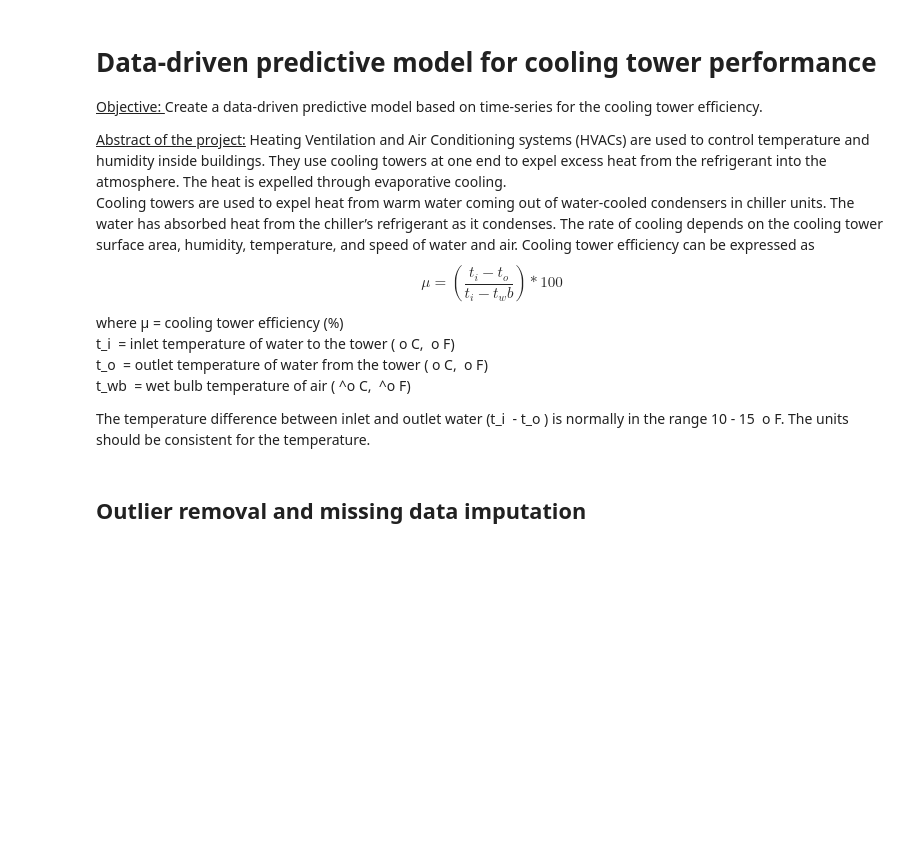
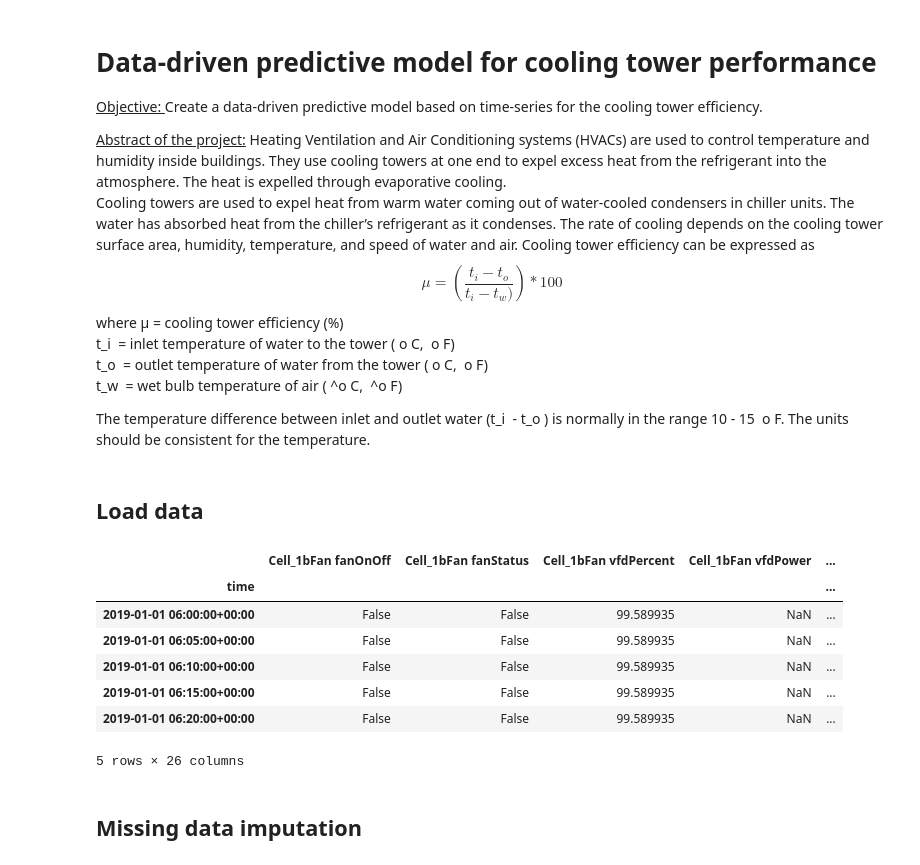
Before and after one commit to MACS-Research-Lab/Transfer-Learning-for-BES-Energy-Forecasting, a Jupyter notebook: analysis.ipynb, the cells around one changed output. Saved outputs shown, nothing was run; the diff lists cells and outputs as text; code cells hidden in the pictures; blank space fills up the shorter version.

```diff
--- a/analysis.ipynb
+++ b/analysis.ipynb
@@ -7,14 +7,30 @@
 Heating Ventilation and Air Conditioning systems (HVACs) are used to control temperature and humidity inside buildings. They use cooling towers at one end to expel excess heat from the refrigerant into the atmosphere. The heat is expelled through evaporative cooling. <br/>
 Cooling towers are used to expel heat from warm water coming out of water-cooled condensers in chiller units. The water has absorbed heat from the chiller’s refrigerant as it condenses. The rate of cooling depends on the cooling tower surface area, humidity, temperature, and speed of water and air. Cooling tower efficiency can be expressed as
 $$
-μ = (\frac{t_i  - t_o }{t_i  - t_wb })*100
+μ = (\frac{t_i  - t_o }{t_i  - t_w) })*100
 $$
 where
 μ = cooling tower efficiency (%) <br/>
 t_i  = inlet temperature of water to the tower ( o C,  o F) <br/>
 t_o  = outlet temperature of water from the tower ( o C,  o F) <br/>
-t_wb  = wet bulb temperature of air ( ^o C,  ^o F) <br/>
+t_w  = wet bulb temperature of air ( ^o C,  ^o F) <br/>
 
 The temperature difference between inlet and outlet water (t_i  - t_o ) is normally in the range 10 - 15  o F. The units should be consistent for the temperature.
+# %% [markdown]
+## Load data
+# %%
+import pandas as pd
+
+df = pd.read_csv('data/2621_Cooling_Tower_1.csv', index_col='time')
+df.head()
+# %% [output]
+|  | Cell_1bFan fanOnOff | Cell_1bFan fanStatus | Cell_1bFan vfdPercent | Cell_1bFan vfdPower | ... |
+| time |  |  |  |  | ... |
+| 2019-01-01 06:00:00+00:00 | False | False | 99.589935 | NaN | ... |
+| 2019-01-01 06:05:00+00:00 | False | False | 99.589935 | NaN | ... |
+| 2019-01-01 06:10:00+00:00 | False | False | 99.589935 | NaN | ... |
+| 2019-01-01 06:15:00+00:00 | False | False | 99.589935 | NaN | ... |
+| 2019-01-01 06:20:00+00:00 | False | False | 99.589935 | NaN | ... |
+5 rows × 26 columns
 # %% [markdown]
-## Outlier removal and missing data imputation
+## Missing data imputation
```
Also changed, not shown: parts of 16 cells of this notebook.
